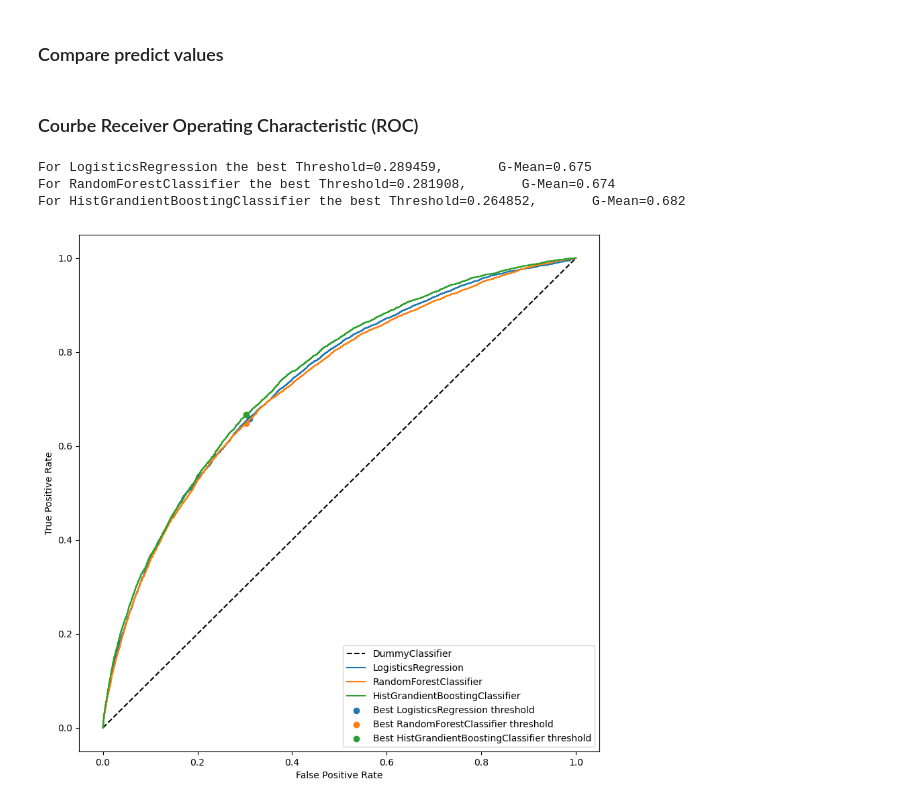
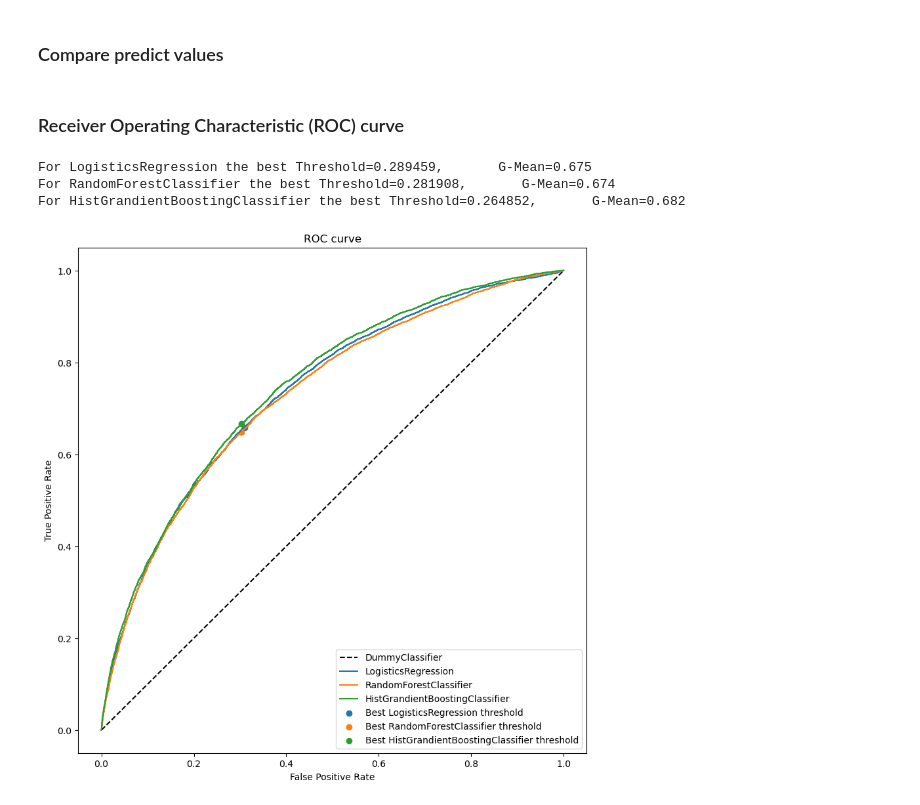
Before and after one commit to HuguesMAP/OC-P7-Impl-mentez-un-mod-le-de-scoring, a Jupyter notebook: Projet 7 - Implémentez un modèle de scoring - Modélisation.ipynb, the cells around one changed output. Saved outputs shown, nothing was run; the diff lists cells and outputs as text; code cells hidden in the pictures.

```diff
--- a/Projet 7 - Implémentez un modèle de scoring - Modélisation.ipynb
+++ b/Projet 7 - Implémentez un modèle de scoring - Modélisation.ipynb
@@ -691,7 +691,7 @@ y_predict_rfc = predict_proba_y(random_rfc, X_test)
 # predict probabilities for HistGrandientBoostingClassifier
 y_predict_hgbc = predict_proba_y(random_hgbc, X_test)
 # %% [markdown]
- ### Courbe Receiver Operating Characteristic (ROC)
+ ### Receiver Operating Characteristic (ROC) curve
 # %%
 # %%flake8
 
@@ -710,48 +710,49 @@ fpr_hgbc, tpr_hgbc, thresholds_hgbc = roc_curve(y_test, y_predict_hgbc)
 # calculate the g-mean for each threshold of LogisticsRegression
 gmeans_lr = np.sqrt(tpr_lr * (1-fpr_lr))
 # locate the index of the largest g-mean
-ix = np.argmax(gmeans_lr)
+ix_lr = np.argmax(gmeans_lr)
 print('For LogisticsRegression the best Threshold=%f, \
-      G-Mean=%.3f' % (thresholds_lr[ix], gmeans_lr[ix]))
+      G-Mean=%.3f' % (thresholds_lr[ix_lr], gmeans_lr[ix_lr]))
 
 # calculate the g-mean for each threshold of RandomForestClassifier
 gmeans_rfc = np.sqrt(tpr_rfc * (1-fpr_rfc))
 # locate the index of the largest g-mean
-ix = np.argmax(gmeans_rfc)
+ix_rfc = np.argmax(gmeans_rfc)
 print('For RandomForestClassifier the best Threshold=%f, \
-      G-Mean=%.3f' % (thresholds_rfc[ix], gmeans_rfc[ix]))
+      G-Mean=%.3f' % (thresholds_rfc[ix_rfc], gmeans_rfc[ix_rfc]))
 
 # calculate the g-mean for each threshold of HistGrandientBoostingClassifier
 gmeans_hgbc = np.sqrt(tpr_hgbc * (1-fpr_hgbc))
 # locate the index of the largest g-mean
-ix = np.argmax(gmeans_hgbc)
+ix_hgbc = np.argmax(gmeans_hgbc)
 print('For HistGrandientBoostingClassifier the best Threshold=%f, \
-      G-Mean=%.3f' % (thresholds_hgbc[ix], gmeans_hgbc[ix]))
+      G-Mean=%.3f' % (thresholds_hgbc[ix_hgbc], gmeans_hgbc[ix_hgbc]))
 
 # plot the roc curve for the model
 plt.figure(figsize=(10, 10))
 
 plt.plot(fpr_dc, tpr_dc, linestyle='--', color='black',
          label='DummyClassifier')
 plt.plot(fpr_lr, tpr_lr, label='LogisticsRegression')
 plt.scatter(fpr_lr[ix], tpr_lr[ix], marker='o',
             label='Best LogisticsRegression threshold')
 plt.plot(fpr_rfc, tpr_rfc, label='RandomForestClassifier')
 plt.scatter(fpr_rfc[ix], tpr_rfc[ix], marker='o',
             label='Best RandomForestClassifier threshold')
 plt.plot(fpr_hgbc, tpr_hgbc, label='HistGrandientBoostingClassifier')
 plt.scatter(fpr_hgbc[ix], tpr_hgbc[ix], marker='o',
             label='Best HistGrandientBoostingClassifier threshold')
 
 
 # axis labels
 plt.xlabel('False Positive Rate')
 plt.ylabel('True Positive Rate')
+plt.title('ROC curve')
 plt.legend()
 # show the plot
 plt.show()
 # %% [output]
 For LogisticsRegression the best Threshold=0.289459,       G-Mean=0.675
 For RandomForestClassifier the best Threshold=0.281908,       G-Mean=0.674
 For HistGrandientBoostingClassifier the best Threshold=0.264852,       G-Mean=0.682
-[figure, old version]
+[figure, new version]
```
Also changed, not shown: parts of 14 cells of this notebook.
